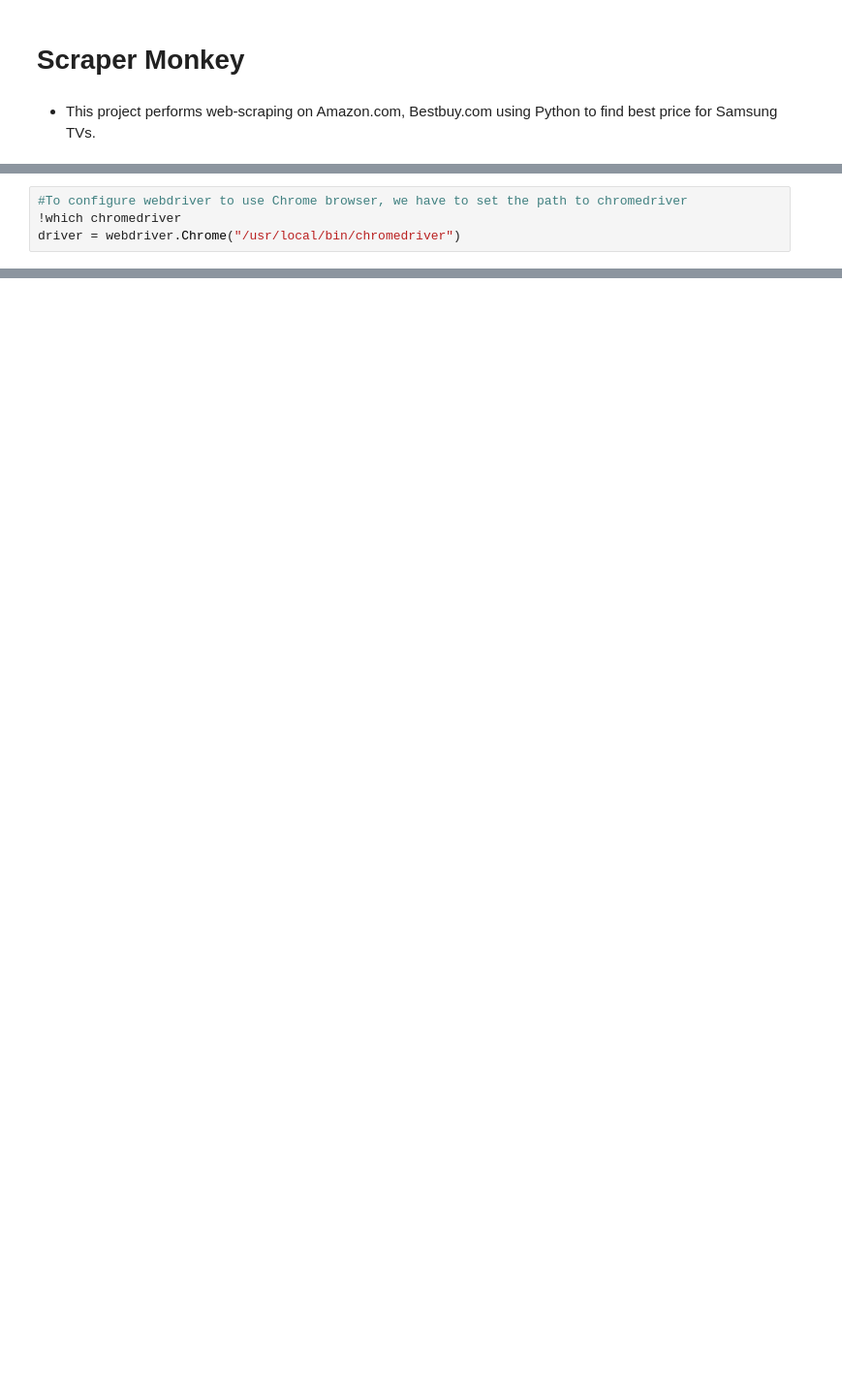
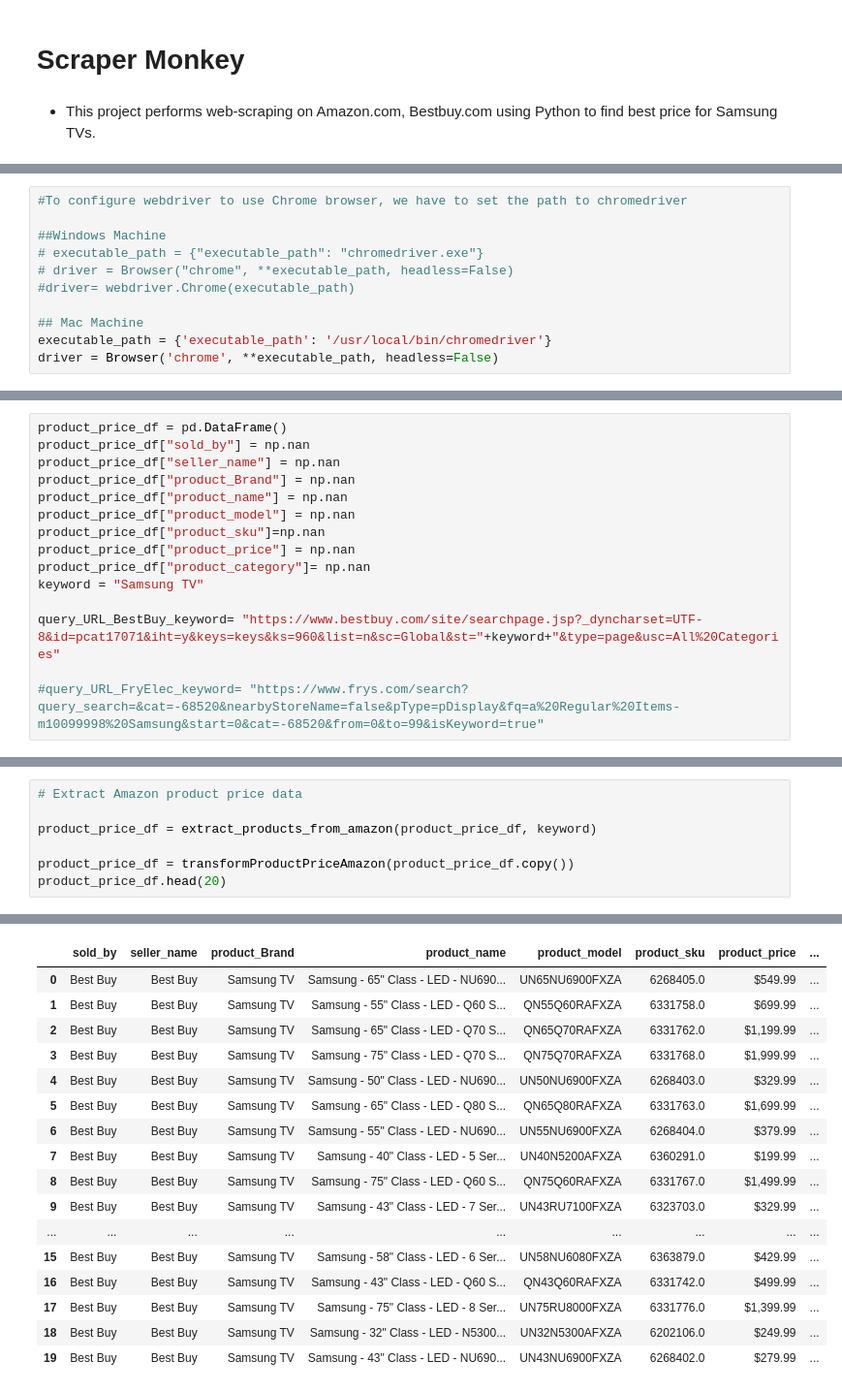
Before and after one commit to sunilagarwal2007/scraper-monkey, a Jupyter notebook: scraper-monkey.ipynb, the cells around one changed output, grey strips where cells are left out. Shown at 97% size. Saved outputs shown, nothing was run; the diff lists cells and outputs as text; blank space fills up the shorter version.

```diff
--- a/scraper-monkey.ipynb
+++ b/scraper-monkey.ipynb
@@ -21,4 +15,11 @@ import requests
 # %%
 #To configure webdriver to use Chrome browser, we have to set the path to chromedriver
-!which chromedriver
-driver = webdriver.Chrome("/usr/local/bin/chromedriver")
+
+##Windows Machine
+# executable_path = {"executable_path": "chromedriver.exe"}
+# driver = Browser("chrome", **executable_path, headless=False)
+#driver= webdriver.Chrome(executable_path)
+
+## Mac Machine
+executable_path = {'executable_path': '/usr/local/bin/chromedriver'}
+driver = Browser('chrome', **executable_path, headless=False)
@@ -153,0 +26,15 @@ https://www.amazon.com/s?k=Samsung TV
+# %%
+product_price_df = pd.DataFrame()
+product_price_df["sold_by"] = np.nan
+product_price_df["seller_name"] = np.nan
+product_price_df["product_Brand"] = np.nan
+product_price_df["product_name"] = np.nan
+product_price_df["product_model"] = np.nan
+product_price_df["product_sku"]=np.nan
+product_price_df["product_price"] = np.nan
+product_price_df["product_category"]= np.nan
+keyword = "Samsung TV"
+
+query_URL_BestBuy_keyword= "https://www.bestbuy.com/site/searchpage.jsp?_dyncharset=UTF-8&id=pcat17071&iht=y&keys=keys&ks=960&list=n&sc=Global&st="+keyword+"&type=page&usc=All%20Categories"
+
+#query_URL_FryElec_keyword= "https://www.frys.com/search?query_search=&cat=-68520&nearbyStoreName=false&pType=pDisplay&fq=a%20Regular%20Items-m10099998%20Samsung&start=0&cat=-68520&from=0&to=99&isKeyword=true"
@@ -153,0 +161,8 @@ https://www.amazon.com/s?k=Samsung TV
+# %%
+# Extract Amazon product price data
+
+product_price_df = extract_products_from_amazon(product_price_df, keyword)
+
+product_price_df = transformProductPriceAmazon(product_price_df.copy())
+product_price_df.head(20)
+# %% [output]
@@ -153,0 +189,17 @@ https://www.amazon.com/s?k=Samsung TV
+|  | sold_by | seller_name | product_Brand | product_name | product_model | product_sku | product_price | ... |
+| 0 | Best Buy | Best Buy | Samsung TV | Samsung - 65" Class - LED - NU690... | UN65NU6900FXZA | 6268405.0 | $549.99 | ... |
+| 1 | Best Buy | Best Buy | Samsung TV | Samsung - 55" Class - LED - Q60 S... | QN55Q60RAFXZA | 6331758.0 | $699.99 | ... |
+| 2 | Best Buy | Best Buy | Samsung TV | Samsung - 65" Class - LED - Q70 S... | QN65Q70RAFXZA | 6331762.0 | $1,199.99 | ... |
+| 3 | Best Buy | Best Buy | Samsung TV | Samsung - 75" Class - LED - Q70 S... | QN75Q70RAFXZA | 6331768.0 | $1,999.99 | ... |
+| 4 | Best Buy | Best Buy | Samsung TV | Samsung - 50" Class - LED - NU690... | UN50NU6900FXZA | 6268403.0 | $329.99 | ... |
+| 5 | Best Buy | Best Buy | Samsung TV | Samsung - 65" Class - LED - Q80 S... | QN65Q80RAFXZA | 6331763.0 | $1,699.99 | ... |
+| 6 | Best Buy | Best Buy | Samsung TV | Samsung - 55" Class - LED - NU690... | UN55NU6900FXZA | 6268404.0 | $379.99 | ... |
+| 7 | Best Buy | Best Buy | Samsung TV | Samsung - 40" Class - LED - 5 Ser... | UN40N5200AFXZA | 6360291.0 | $199.99 | ... |
+| 8 | Best Buy | Best Buy | Samsung TV | Samsung - 75" Class - LED - Q60 S... | QN75Q60RAFXZA | 6331767.0 | $1,499.99 | ... |
+| 9 | Best Buy | Best Buy | Samsung TV | Samsung - 43" Class - LED - 7 Ser... | UN43RU7100FXZA | 6323703.0 | $329.99 | ... |
+| ... | ... | ... | ... | ... | ... | ... | ... | ... |
+| 15 | Best Buy | Best Buy | Samsung TV | Samsung - 58" Class - LED - 6 Ser... | UN58NU6080FXZA | 6363879.0 | $429.99 | ... |
+| 16 | Best Buy | Best Buy | Samsung TV | Samsung - 43" Class - LED - Q60 S... | QN43Q60RAFXZA | 6331742.0 | $499.99 | ... |
+| 17 | Best Buy | Best Buy | Samsung TV | Samsung - 75" Class - LED - 8 Ser... | UN75RU8000FXZA | 6331776.0 | $1,399.99 | ... |
+| 18 | Best Buy | Best Buy | Samsung TV | Samsung - 32" Class - LED - N5300... | UN32N5300AFXZA | 6202106.0 | $249.99 | ... |
+| 19 | Best Buy | Best Buy | Samsung TV | Samsung - 43" Class - LED - NU690... | UN43NU6900FXZA | 6268402.0 | $279.99 | ... |
```
Also changed, not shown: parts of 18 cells of this notebook.
